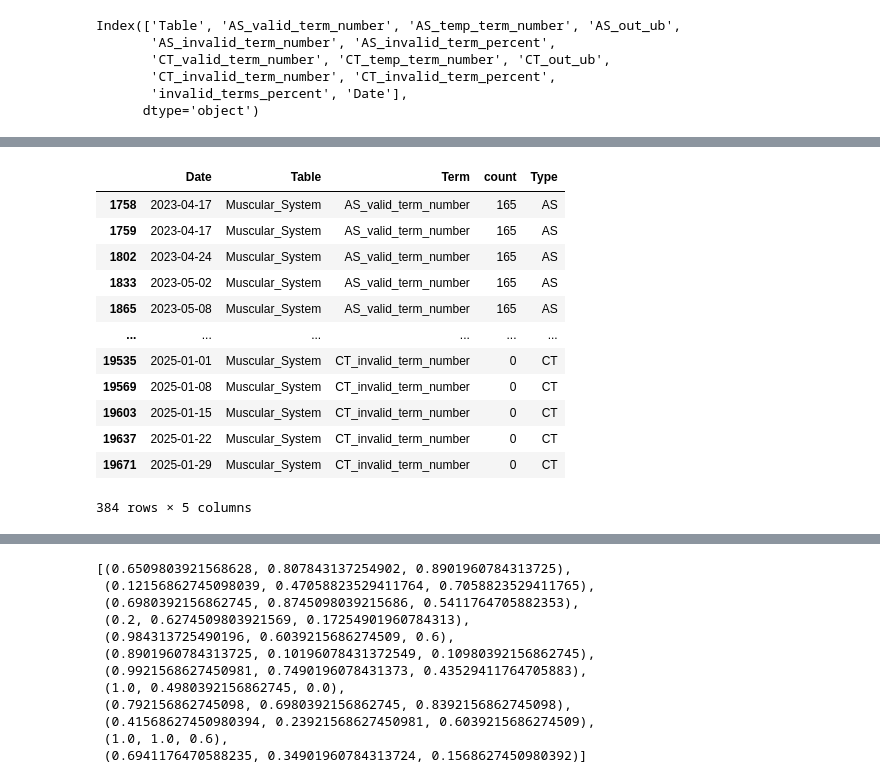
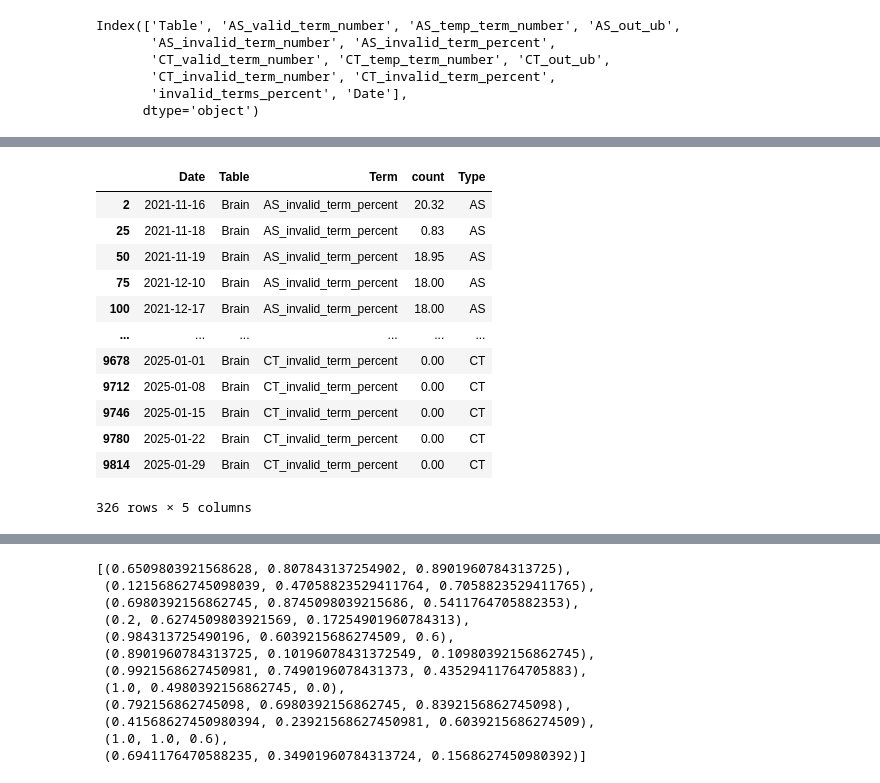
Before and after one commit to cns-iu/hra-kg-supporting-information, a Jupyter notebook: notebooks/hra-kg-technical-validation.ipynb, the cells around one changed output, grey strips where cells are left out. Saved outputs shown, nothing was run; the diff lists cells and outputs as text; code cells hidden in the pictures.

```diff
--- a/notebooks/hra-kg-technical-validation.ipynb
+++ b/notebooks/hra-kg-technical-validation.ipynb
@@ -335,14 +375,27 @@ Index(['Table', 'AS_valid_term_number', 'AS_temp_term_number', 'AS_out_ub',
 # %%
-keep = ['Date',
-        'Table',
-        'AS_valid_term_number', 'AS_invalid_term_number', 'CT_valid_term_number', 'CT_invalid_term_number',
-        # 'AS_invalid_term_percent', 'CT_invalid_term_percent'
-        ]
+to_visualize = "terms"
+# to_visualize = "relationships"
+keep = []
+df_to_start = ""
 
-# merge
-merged_df = list_df_terms[6]
+if(to_visualize == "terms"):
+  keep = ['Date',
+          'Table',
+          # 'AS_valid_term_number', 'AS_invalid_term_number', 'CT_valid_term_number', 'CT_invalid_term_number',
+          'AS_invalid_term_percent', 'CT_invalid_term_percent',
+          ]
+  df_to_start = list_df_terms
 
-for i, df in enumerate(list_df_terms[7:],7):
+elif(to_visualize == "relationships"):
+  keep = ['Date',
+          'Table',
+          'percent_invalid_AS-AS_relationship', 'percent_invalid_CT-CT_relationship', 'percent_invalid_CT-AS_relationship'
+          ]
+  df_to_start = list_df_relationships
+
+merged_df = df_to_start[6]
+
+for i, df in enumerate(df_to_start[7:], 7):
   merged_df = pd.merge(merged_df, df, on=keep, how="outer", suffixes=('_df1' + str(i-1), '_df2' +str(i)))
 
 merged_df = merged_df[keep]
@@ -411,26 +461,26 @@ merged_df_long_filtered = merged_df_long.copy()
 # %%
 # filter as needed
 # remove brain, PNS, blood vasculature
-# merged_df_long_filtered = merged_df_long[(
-#     merged_df_long['Table'] == 'Muscular_System')
-#                                         #  & (merged_df_long['Table'] != 'Peripheral_nervous_system') & (merged_df_long['Table'] != 'Blood_vasculature')
-#                                          ]
+merged_df_long_filtered = merged_df_long[(
+    merged_df_long['Table'] == 'Brain')
+                                        #  & (merged_df_long['Table'] != 'Peripheral_nervous_system') & (merged_df_long['Table'] != 'Blood_vasculature')
+                                         ]
 
-# merged_df_long_filtered
+merged_df_long_filtered
 # %% [output]
 |  | Date | Table | Term | count | Type |
-| 1758 | 2023-04-17 | Muscular_System | AS_valid_term_number | 165 | AS |
-| 1759 | 2023-04-17 | Muscular_System | AS_valid_term_number | 165 | AS |
-| 1802 | 2023-04-24 | Muscular_System | AS_valid_term_number | 165 | AS |
-| 1833 | 2023-05-02 | Muscular_System | AS_valid_term_number | 165 | AS |
-| 1865 | 2023-05-08 | Muscular_System | AS_valid_term_number | 165 | AS |
+| 2 | 2021-11-16 | Brain | AS_invalid_term_percent | 20.32 | AS |
+| 25 | 2021-11-18 | Brain | AS_invalid_term_percent | 0.83 | AS |
+| 50 | 2021-11-19 | Brain | AS_invalid_term_percent | 18.95 | AS |
+| 75 | 2021-12-10 | Brain | AS_invalid_term_percent | 18.00 | AS |
+| 100 | 2021-12-17 | Brain | AS_invalid_term_percent | 18.00 | AS |
 | ... | ... | ... | ... | ... | ... |
-| 19535 | 2025-01-01 | Muscular_System | CT_invalid_term_number | 0 | CT |
-| 19569 | 2025-01-08 | Muscular_System | CT_invalid_term_number | 0 | CT |
-| 19603 | 2025-01-15 | Muscular_System | CT_invalid_term_number | 0 | CT |
-| 19637 | 2025-01-22 | Muscular_System | CT_invalid_term_number | 0 | CT |
-| 19671 | 2025-01-29 | Muscular_System | CT_invalid_term_number | 0 | CT |
+| 9678 | 2025-01-01 | Brain | CT_invalid_term_percent | 0.00 | CT |
+| 9712 | 2025-01-08 | Brain | CT_invalid_term_percent | 0.00 | CT |
+| 9746 | 2025-01-15 | Brain | CT_invalid_term_percent | 0.00 | CT |
+| 9780 | 2025-01-22 | Brain | CT_invalid_term_percent | 0.00 | CT |
+| 9814 | 2025-01-29 | Brain | CT_invalid_term_percent | 0.00 | CT |
-384 rows × 5 columns
+326 rows × 5 columns
 # %%
 merged_df_long_filtered
 # %% [output]
```
Also changed, not shown: parts of 17 cells of this notebook.
